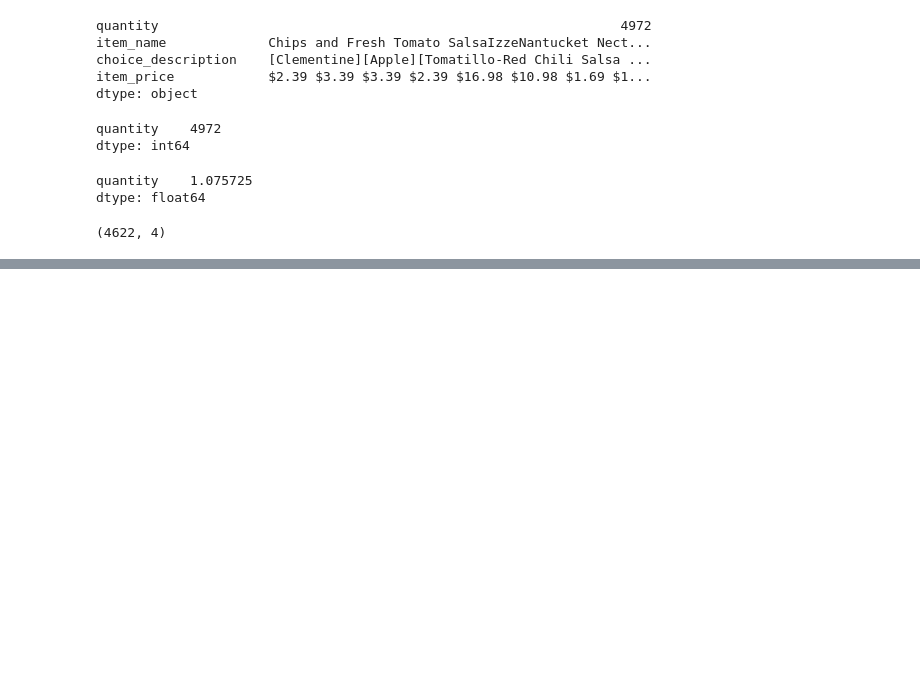
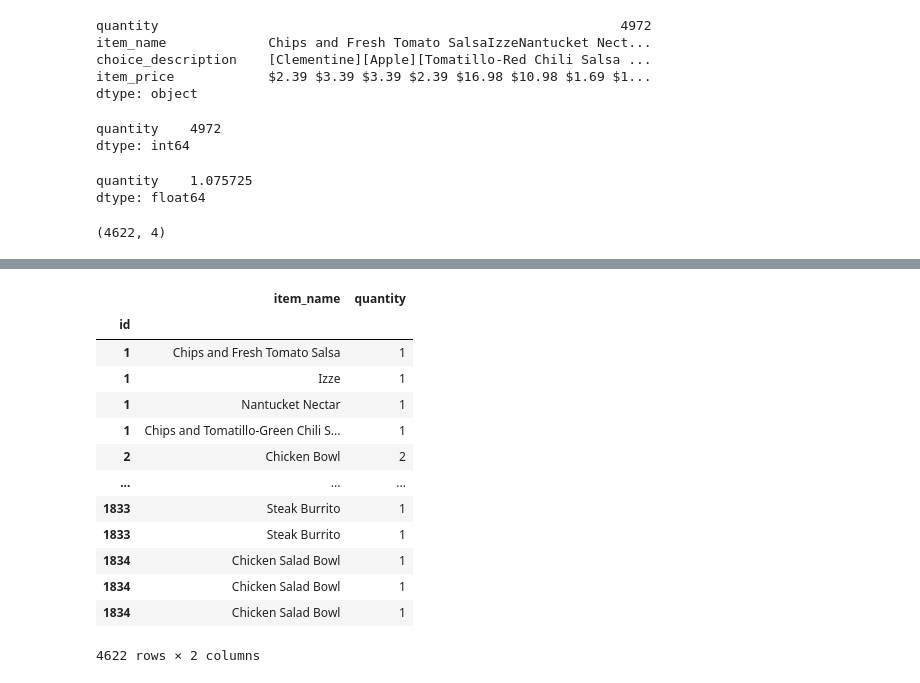
Before and after one commit to MuskanParmar-mp/python_lib, a Jupyter notebook: data_frame.ipynb, the cells around one changed output, grey strips where cells are left out. Cells and saved outputs as stored; diff of their text form; code cells hidden in the pictures; blank space fills up the shorter version.

```diff
--- a/data_frame.ipynb
+++ b/data_frame.ipynb
@@ -303,0 +339,17 @@ df.shape
+# %%
+df[['item_name','quantity']]
+# %% [output]
+|  | item_name | quantity |
+| id |  |  |
+| 1 | Chips and Fresh Tomato Salsa | 1 |
+| 1 | Izze | 1 |
+| 1 | Nantucket Nectar | 1 |
+| 1 | Chips and Tomatillo-Green Chili S... | 1 |
+| 2 | Chicken Bowl | 2 |
+| ... | ... | ... |
+| 1833 | Steak Burrito | 1 |
+| 1833 | Steak Burrito | 1 |
+| 1834 | Chicken Salad Bowl | 1 |
+| 1834 | Chicken Salad Bowl | 1 |
+| 1834 | Chicken Salad Bowl | 1 |
+4622 rows × 2 columns
```
Also changed, not shown: parts of 6 cells of this notebook.
